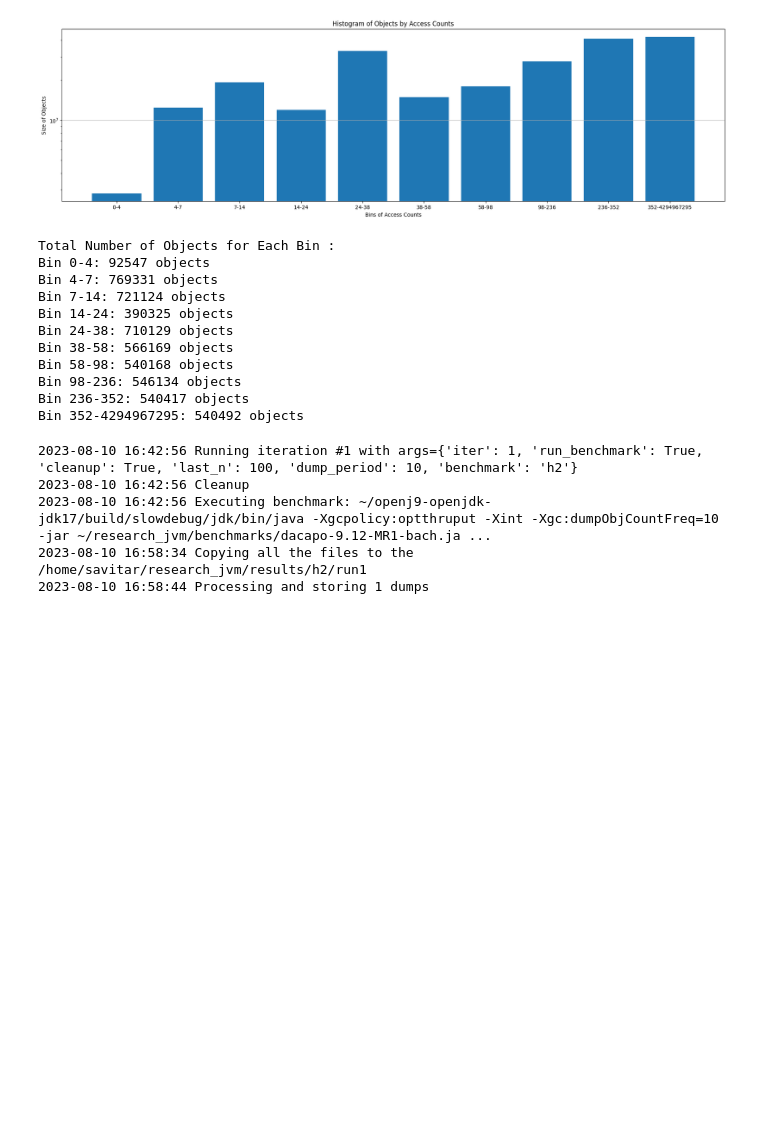
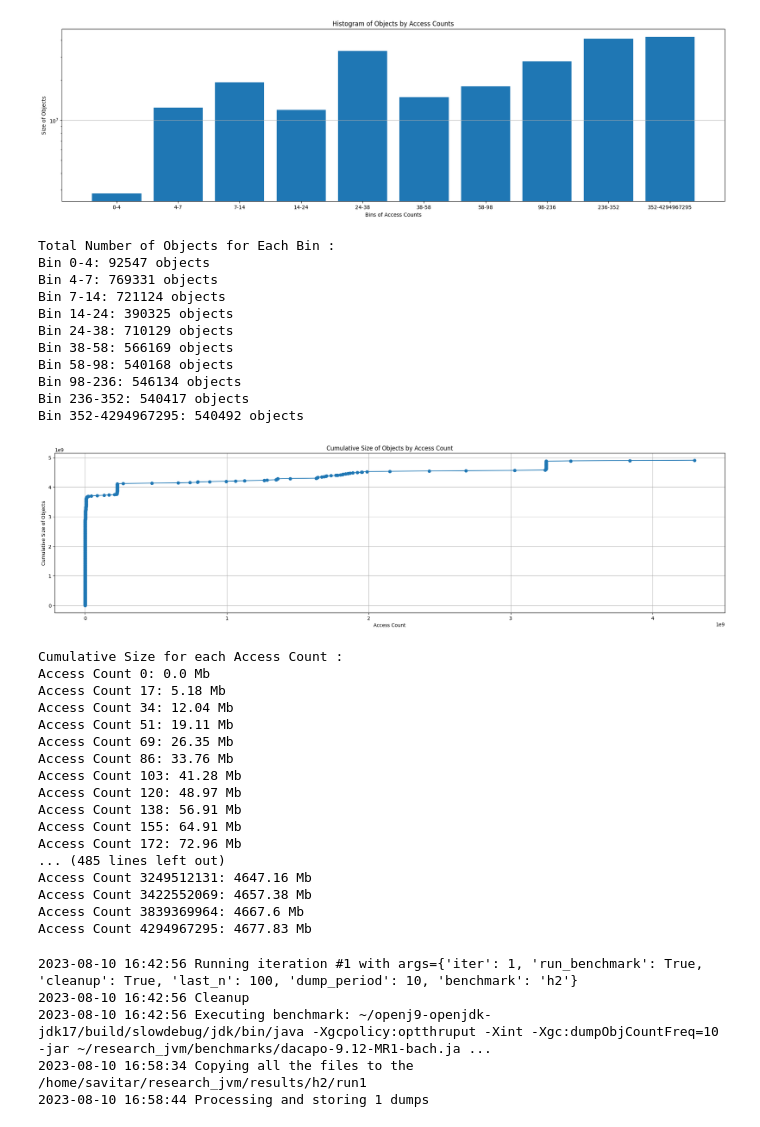
Before and after one commit to Pilipets/Cold-Objects-Detection-openj9, a Jupyter notebook: scripts/results.ipynb, the cells around one changed output. Drawn from its saved outputs; the diff is of its cells as text; code cells hidden in the pictures; blank space fills up the shorter version.

```diff
--- a/scripts/results.ipynb
+++ b/scripts/results.ipynb
@@ -39,6 +39,7 @@ dacapo_workloads = ['sunflow', 'pmd', 'avrora', 'fop', 'luindex', 'lusearch', 'l
 
 import datetime
 import os
+import sys
 
 class ObjectCnt:
     def __init__(self, **kwargs) -> None:
@@ -114,7 +115,8 @@ def count_number_of_dumps(logfile):
 
 
 def read_logs(logfile, last_n = None, verbose=False, reversed=False, generator=False):
-    if last_n is None: last_n = sys.maxint
+    print(locals())
+    if last_n is None: last_n = sys.maxsize
     snapshots = []
     cur_dict = set()
     snapshots_cnt = 0
@@ -186,3 +188,8 @@ def read_logs(logfile, last_n = None, verbose=False, reversed=False, generator=F
 
     if not generator:
         return snapshots
+# %%
+file = '/home/savitar/research_jvm/results/sunflow/run2/dump_filei1ydfU'
+# file = '/home/savitar/research_jvm/results/h2/run1/dump_filel4cjsR'
+snapshots = list(read_logs(file, verbose=True, generator=True))
+# display_freq_bins(snapshots[1], init_file='/tmp/output.pdf')
@@ -320,3 +408,25 @@ Bin 352-4294967295: 540492 objects
+# %%
+snap = snapshots[-3]
+display_cumulative_sizes(snap)
+# %% [output]
+[figure, added]
+Cumulative Size for each Access Count :
+Access Count 0: 0.0 Mb
+Access Count 17: 5.18 Mb
+Access Count 34: 12.04 Mb
+Access Count 51: 19.11 Mb
+Access Count 69: 26.35 Mb
+Access Count 86: 33.76 Mb
+Access Count 103: 41.28 Mb
+Access Count 120: 48.97 Mb
+Access Count 138: 56.91 Mb
+Access Count 155: 64.91 Mb
+Access Count 172: 72.96 Mb
+... (485 lines left out)
+Access Count 3249512131: 4647.16 Mb
+Access Count 3422552069: 4657.38 Mb
+Access Count 3839369964: 4667.6 Mb
+Access Count 4294967295: 4677.83 Mb
 # %%
 # The flow
 
```
Also changed, not shown: parts of 3 cells of this notebook, 2 other files.
